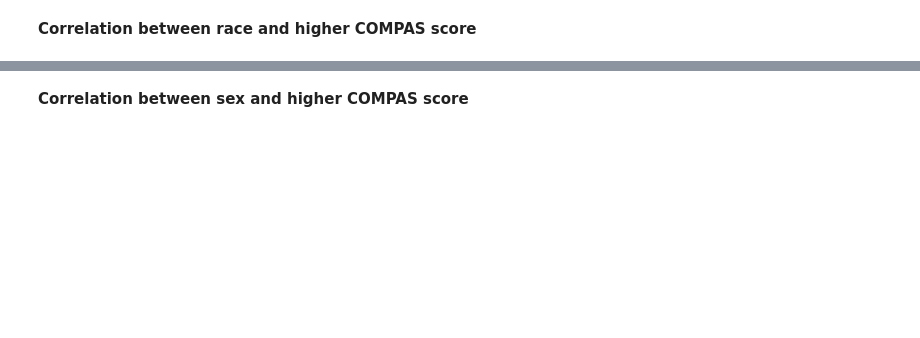
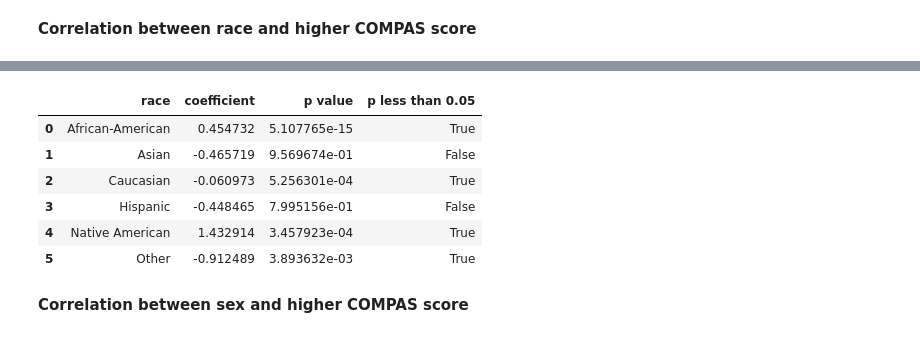
Before and after one commit to fadilf/iXRemote-COMPAS, a Jupyter notebook: COMPAS Analysis 1.ipynb, the cells around one changed output, grey strips where cells are left out. Drawn from its saved outputs; the diff is of its cells as text; code cells hidden in the pictures; blank space fills up the shorter version.

```diff
--- a/COMPAS Analysis 1.ipynb
+++ b/COMPAS Analysis 1.ipynb
@@ -323,3 +307,13 @@ dtype: int64
+# %%
+race_data
+# %% [output]
+|  | race | coefficient | p value | p less than 0.05 |
+| 0 | African-American | 0.454732 | 5.107765e-15 | True |
+| 1 | Asian | -0.465719 | 9.569674e-01 | False |
+| 2 | Caucasian | -0.060973 | 5.256301e-04 | True |
+| 3 | Hispanic | -0.448465 | 7.995156e-01 | False |
+| 4 | Native American | 1.432914 | 3.457923e-04 | True |
+| 5 | Other | -0.912489 | 3.893632e-03 | True |
 # %% [markdown]
 **Correlation between sex and higher COMPAS score**
 # %%
```
Also changed, not shown: parts of 11 cells of this notebook.
